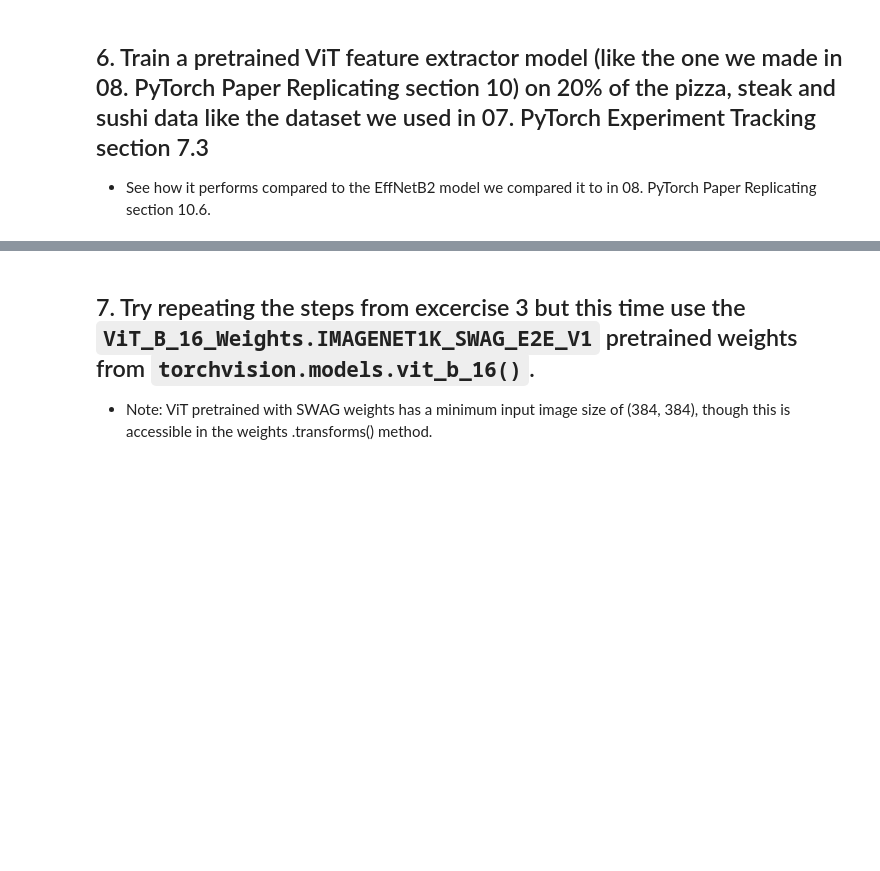
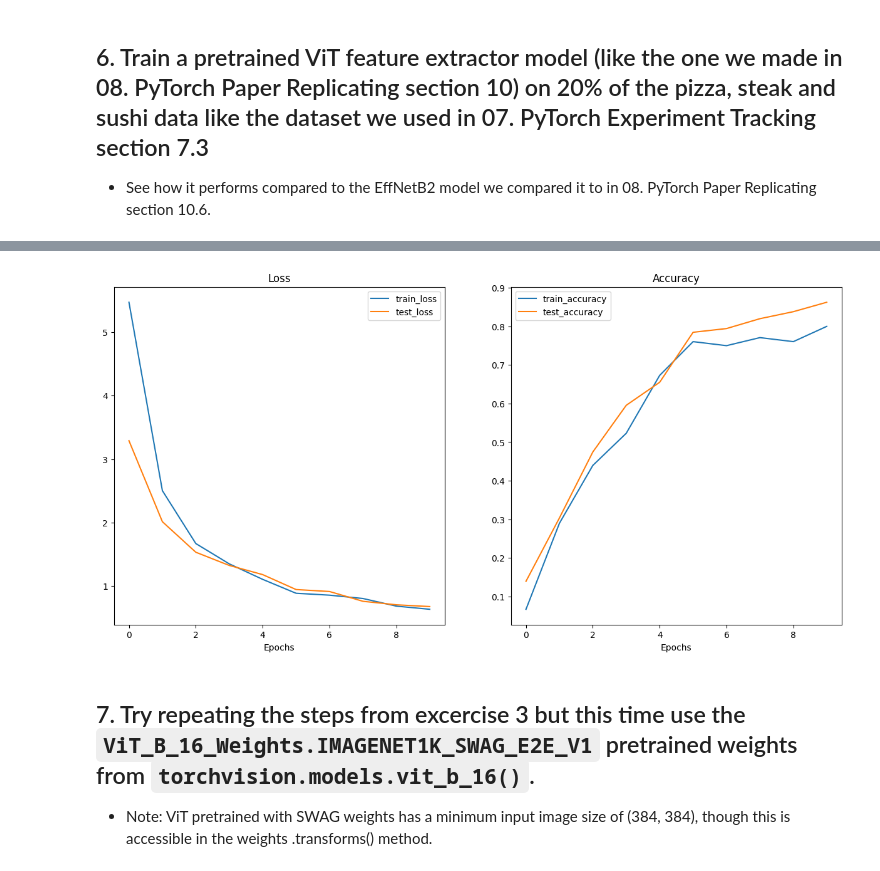
Before and after one commit to mchojna/pytorch-course, a Jupyter notebook: 08_pytorch_paper_replicating_exercises/08_pytorch_paper_replicating_exercises.ipynb, the cells around one changed output, grey strips where cells are left out. Drawn from its saved outputs; the diff is of its cells as text; code cells hidden in the pictures; blank space fills up the shorter version.

```diff
--- a/08_pytorch_paper_replicating_exercises/08_pytorch_paper_replicating_exercises.ipynb
+++ b/08_pytorch_paper_replicating_exercises/08_pytorch_paper_replicating_exercises.ipynb
@@ -120,0 +464,7 @@ plt.axis(False);
+# %%
+train_dataloader_20_effnet, test_dataloader_20_effnet, _ = setup_data.create_dataloaders(train_dir=train_dir_20,
+                                                                                         test_dir=test_dir_20,
+                                                                                         transform=effnet_transform,
+                                                                                         batch_size=32,
+                                                                                         num_workers=1)
+len(train_dataloader_20_effnet), len(test_dataloader_20_effnet), class_names
@@ -120,0 +473,3 @@ plt.axis(False);
+# %%
+weights = torchvision.models.EfficientNet_B0_Weights.DEFAULT
+effnet = torchvision.models.efficientnet_b0(weights=weights).to(device)
@@ -121,3 +490,25 @@ plt.axis(False);
+# %%
+effnet.classifier = nn.Sequential(
+    nn.Dropout(p=0.2, inplace=True),
+    nn.Linear(in_features=1280, out_features=len(class_names), bias=True)
+).to(device)
+# %%
+optimizer = torch.optim.Adam(params=effnet.parameters(),
+                             lr=1e-3)
+
+loss_fn = nn.CrossEntropyLoss()
+
+effnet_results = engine.train(model=effnet,
+                              train_dataloader=train_dataloader_20_effnet,
+                              test_dataloader=test_dataloader_20_effnet,
+                              optimizer=optimizer,
+                              loss_fn=loss_fn,
+                              epochs=10,
+                              device=device)
+# %%
+plot_loss_curves(effnet_results)
+# %% [output]
+[figure, added]
 # %% [markdown]
 ## 7. Try repeating the steps from excercise 3 but this time use the `ViT_B_16_Weights.IMAGENET1K_SWAG_E2E_V1` pretrained weights from `torchvision.models.vit_b_16()`.
 
```
Also changed, not shown: parts of 27 cells of this notebook, 1 other file.
